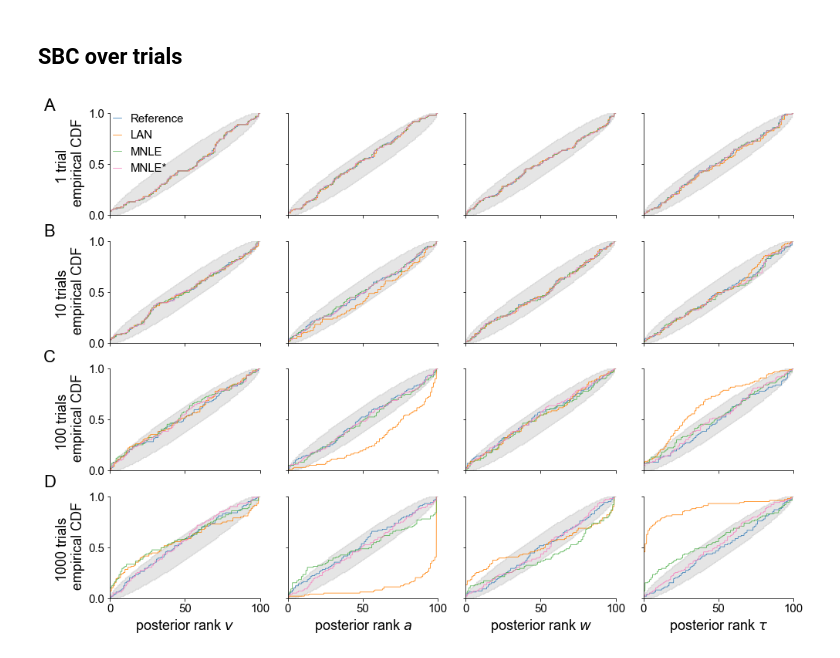
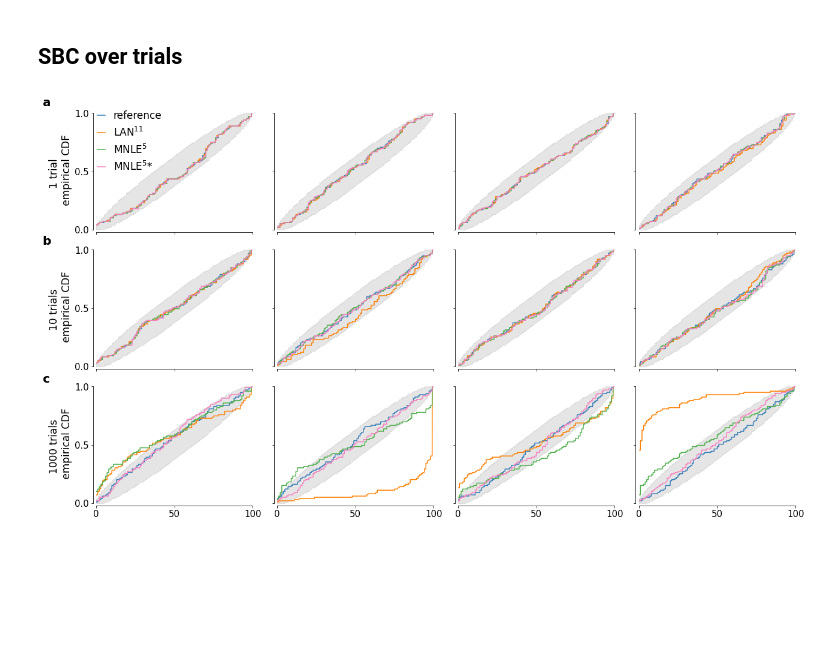
Before and after one commit to mackelab/mnle-for-ddms, a Jupyter notebook: notebooks/Paper-Figure-A1-3-parameter-recovery-SBC.ipynb, the cells around one changed output. Cells and saved outputs as stored; diff of their text form; code cells hidden in the pictures; blank space fills up the shorter version.

Commit message:
update figure notebooks and utils, submitted.

```diff
--- a/notebooks/Paper-Figure-A1-3-parameter-recovery-SBC.ipynb
+++ b/notebooks/Paper-Figure-A1-3-parameter-recovery-SBC.ipynb
@@ -293,73 +284,84 @@ fig.savefig("figures/FigureA2-MNLE-LAN-posterior-metrics-over-trials.png", dpi=3
 # %% [markdown]
 ## SBC over trials
 # %%
-fig, ax1 = plt.subplots(4, 4, figsize=(14, 10), sharey=True, sharex=True)
-mpl.rcParams["legend.fontsize"] = 15
-mpl.rcParams["font.size"] = 18
+plt.style.use('plotting_settings.mplstyle')
+fig, ax1 = plt.subplots(3, 4, figsize=(18, 10), sharey=True, sharex=True)
+
 num_methods = 4
 notch = True
 showfliers = False
-labels = ["Reference", "LAN", "MNLE", "MNLE*"]
+labels = ["reference", "LAN$^{11}$", "MNLE$^5$", "MNLE$^5$*"]
 s = 20
 alpha=0.8
 limits = [[-2, 2], [0.5, 2.], [0.3, 0.7], [0.2, 1.8]]
 repeats = 50
 nbins = 100
 N = 99
+linewidth = 1.5
 
 from scipy.stats import binom
 
-for kk in range(len(num_trials_list)):
+for kk, num_trials in enumerate(trials_to_show):
+    trial_idx = np.where(num_trials_list==num_trials)[0]
     for ii in range(num_methods):
         for jj in range(4):
             plt.sca(ax1[kk, jj])
-            hist, *_ = np.histogram(ranks[kk, :, jj, ii], bins=nbins, density=False)
+            hist, *_ = np.histogram(ranks[trial_idx, :, jj, ii], bins=nbins, density=False)
             histcs = hist.cumsum()
             plt.plot(np.linspace(0, nbins, repeats*nbins),
                      np.repeat(histcs / histcs.max(), repeats),
                      label=labels[ii],
                      color=colors[:num_methods][ii],
                      alpha=1.,
-                     lw=.75)
+                     lw=linewidth)
             if jj==0:
                 plt.yticks(np.linspace(0, 1, 3))
-                plt.ylabel(f"{[1, 10, 100, 1000][kk]} trial{'s' if kk>0 else ''} \n empirical CDF")
+                plt.ylabel(f"{[1, 10, 1000][kk]} trial{'s' if kk>0 else ''} \n empirical CDF")
                 if kk == 0:
                     plt.legend(loc=2, markerscale=1., handlelength=0.75, bbox_to_anchor=(-.05, 1.1))
             else:
                 plt.yticks(np.linspace(0, 1, 3), np.linspace(0, 1, 3))
             plt.ylim(0, 1)
             plt.xlim(0, nbins)
             plt.xticks(np.linspace(0, nbins, 3))
             if kk == 3:
                 plt.xlabel("posterior rank " + [r"$v$", r"$a$", r"$w$", r"$\tau$"][jj])
             if ii==0:
                 # Construct uniform histogram.
                 hb = binom(N, p=1 / nbins).ppf(0.5) * np.ones(nbins)
                 hbb = hb.cumsum() / hb.sum()
+                # avoid last value being exactly 1
+                hbb[-1] -= 1e-9
 
                 lower = [binom(N, p=p).ppf(0.005) for p in hbb]
                 upper = [binom(N, p=p).ppf(0.995) for p in hbb]
 
                 # Plot grey area with expected ECDF.
                 plt.fill_between(x=np.linspace(0, nbins, repeats*nbins),
                              y1=np.repeat(lower / np.max(lower), repeats),
                              y2=np.repeat(upper / np.max(lower), repeats),
                              color="grey",
                              alpha=0.2)
-weight = "regular"
-fontsize = 22
-y1 = 0.97
-x1 = 0.004
+
+# add y axes offset
+axis_setoff = -0.02
+for i in range(ax1.shape[0]):
+    for j in range(ax1.shape[1]):
+        ax1[i, j].spines["left"].set_position(("axes", axis_setoff))
+        ax1[i, j].spines["bottom"].set_position(("axes", axis_setoff))
+
+weight = "bold"
+fontsize = 20
+y1 = 0.98
+x1 = 0.005
 dx = 0.0
-dy = 0.226
-fig.text(x1, y1, "A", fontsize=fontsize, fontweight=weight)
-fig.text(x1, y1-2*dy, "C", fontsize=fontsize, fontweight=weight)
-fig.text(x1+dx, y1-dy, "B", fontsize=fontsize, fontweight=weight)
-fig.text(x1+dx, y1-3*dy, "D", fontsize=fontsize, fontweight=weight)
-# fig.text(x1, y1-0.53, "C", fontsize=fontsize, fontweight=weight)
+dy = 0.32
+fig.text(x1, y1, "a", fontsize=fontsize, fontweight=weight)
+fig.text(x1, y1-2*dy, "c", fontsize=fontsize, fontweight=weight)
+fig.text(x1+dx, y1-dy, "b", fontsize=fontsize, fontweight=weight)
 
 plt.tight_layout();
-fig.savefig("figures/FigureA3-MNLE-LAN-sbc-over-trials.png", dpi=300, bbox_inches="tight");
+fig.savefig("figures/FigureA4-MNLE-LAN-sbc-over-trials.png", dpi=300, bbox_inches="tight");
+fig.savefig("figures/Figure 4--figure supplement 1.pdf", dpi=400, bbox_inches="tight");
 # %% [output]
-[figure, old version]
+[figure, new version]
```
Also changed, not shown: parts of 6 cells of this notebook, 6 other files.
